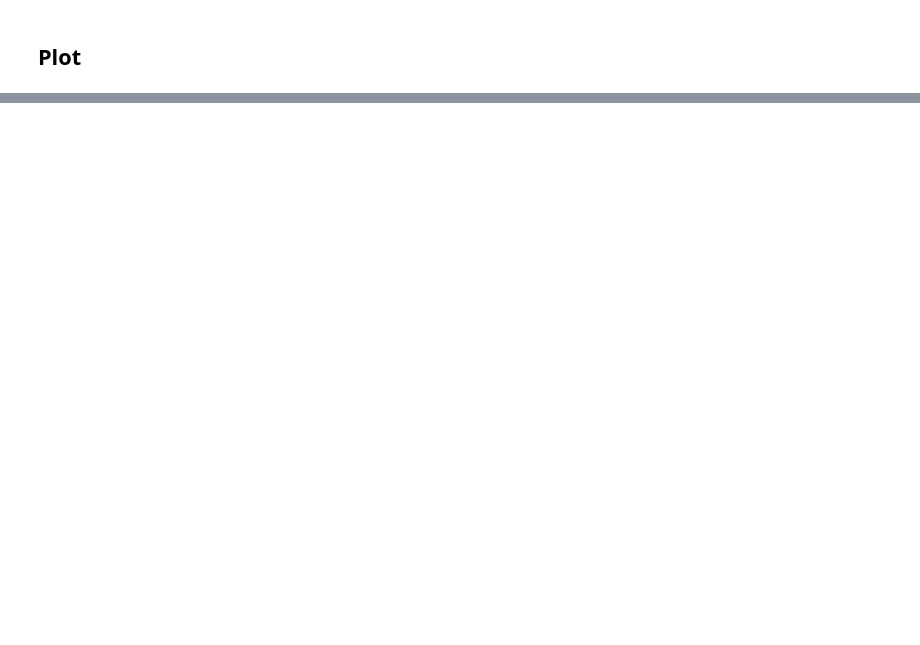
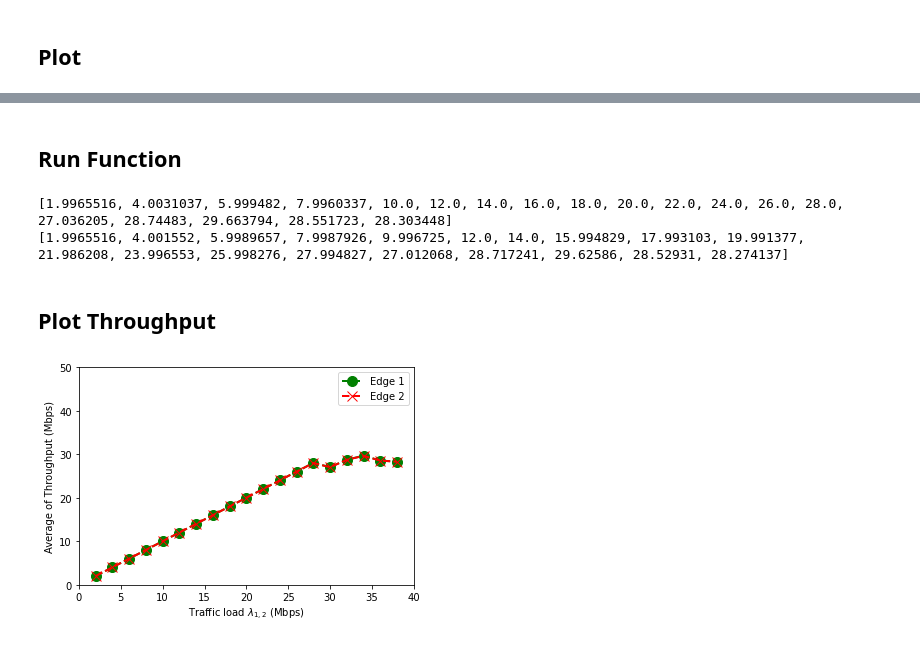
Before and after one commit to phoophoo187/Privacy_SDN_Edge_IoT, a Jupyter notebook: PlanB/CPU_utilization_Experiment/version2_Experiment_style/Experiment1_updated_testingFrequency/Edge1_CPU/Plot_CPU_utilization_Experiment1_frequency.ipynb, the cells around one changed output, grey strips where cells are left out. Saved outputs shown, nothing was run; the diff lists cells and outputs as text; code cells hidden in the pictures; blank space fills up the shorter version.

```diff
--- a/PlanB/CPU_utilization_Experiment/version2_Experiment_style/Experiment1_updated_testingFrequency/Edge1_CPU/Plot_CPU_utilization_Experiment1_frequency.ipynb
+++ b/PlanB/CPU_utilization_Experiment/version2_Experiment_style/Experiment1_updated_testingFrequency/Edge1_CPU/Plot_CPU_utilization_Experiment1_frequency.ipynb
@@ -126,8 +205,43 @@ plt.ylabel('Variance of CPU utilization (%)')
+# %% [markdown]
+## Run Function
+# %%
+directoryPath_thru_edge1 = "/Users/kalika/PycharmProjects/Privacy_SDN_Edge_IoT/PlanB/CPU_utilization_Experiment/version2_Experiment_style/Experiment1_updated_testingFrequency/Edge1_Iperf_log/"
+# %%
+edge_name = 'edge1_M'
+avg_thru_edge1 = readCSV2pd_Thru(directoryPath_thru_edge1,tf_load,edge_name )
+# %%
+directoryPath_thru_edge2 = "/Users/kalika/PycharmProjects/Privacy_SDN_Edge_IoT/PlanB/CPU_utilization_Experiment/version2_Experiment_style/Experiment1_updated_testingFrequency/Edge2_Iperf_log/"
+# %%
+edge_name = 'edge2_M'
+avg_thru_edge2 = readCSV2pd_Thru(directoryPath_thru_edge2,tf_load,edge_name)
+
+print(avg_thru_edge1)
+print(avg_thru_edge2)
+# %% [output]
+[1.9965516, 4.0031037, 5.999482, 7.9960337, 10.0, 12.0, 14.0, 16.0, 18.0, 20.0, 22.0, 24.0, 26.0, 28.0, 27.036205, 28.74483, 29.663794, 28.551723, 28.303448]
+[1.9965516, 4.001552, 5.9989657, 7.9987926, 9.996725, 12.0, 14.0, 15.994829, 17.993103, 19.991377, 21.986208, 23.996553, 25.998276, 27.994827, 27.012068, 28.717241, 29.62586, 28.52931, 28.274137]
+# %% [markdown]
+## Plot Throughput
 # %%
-plt.plot(tf_load, avg_thru, color='green', linestyle='dashed', linewidth = 2,
-         marker='o', markerfacecolor='blue', markersize=10)
-plt.ylim(0,10)
+fig = plt.figure()
+
+ax = fig.add_subplot(1, 1, 1)
+
+
+ax.plot(tf_load, avg_thru_edge1, color='green', linestyle='dashed', linewidth = 2,
+         marker='o', markerfacecolor='green', markersize=10,  label="Edge 1")
+
+ax.plot(tf_load, avg_thru_edge2, color='red', linestyle='dashed', linewidth = 2,
+         marker='x', markerfacecolor='red', markersize=10,  label="Edge 2")
+
+plt.ylim(0,50)
 plt.xlim(0,40)
 plt.xlabel('Traffic load $\lambda_{1,2}$ (Mbps)')
 # naming the y axis
-plt.ylabel('Average of Throughput (%)')
+plt.ylabel('Average of Throughput (Mbps)')
+
+plt.legend()
+
+plt.show()
+# %% [output]
+[figure, added]
```
Also changed, not shown: parts of 18 cells of this notebook, 3 other files.
